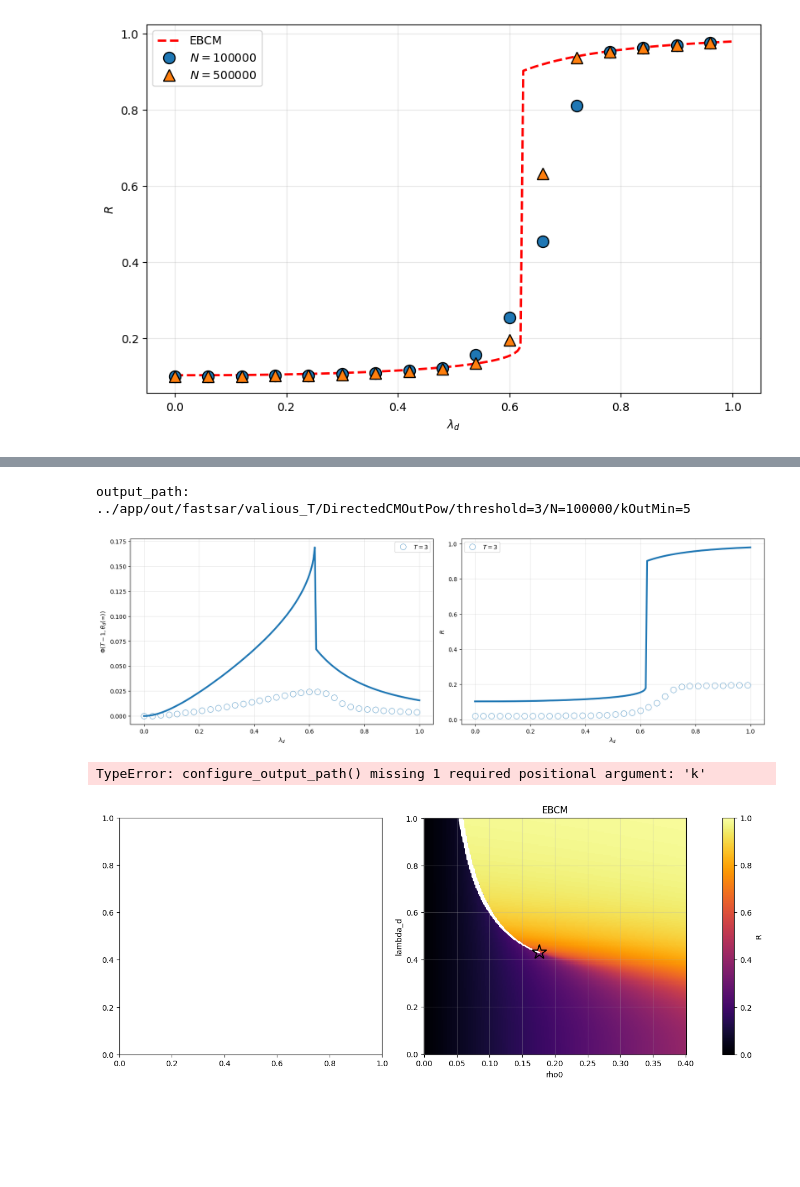
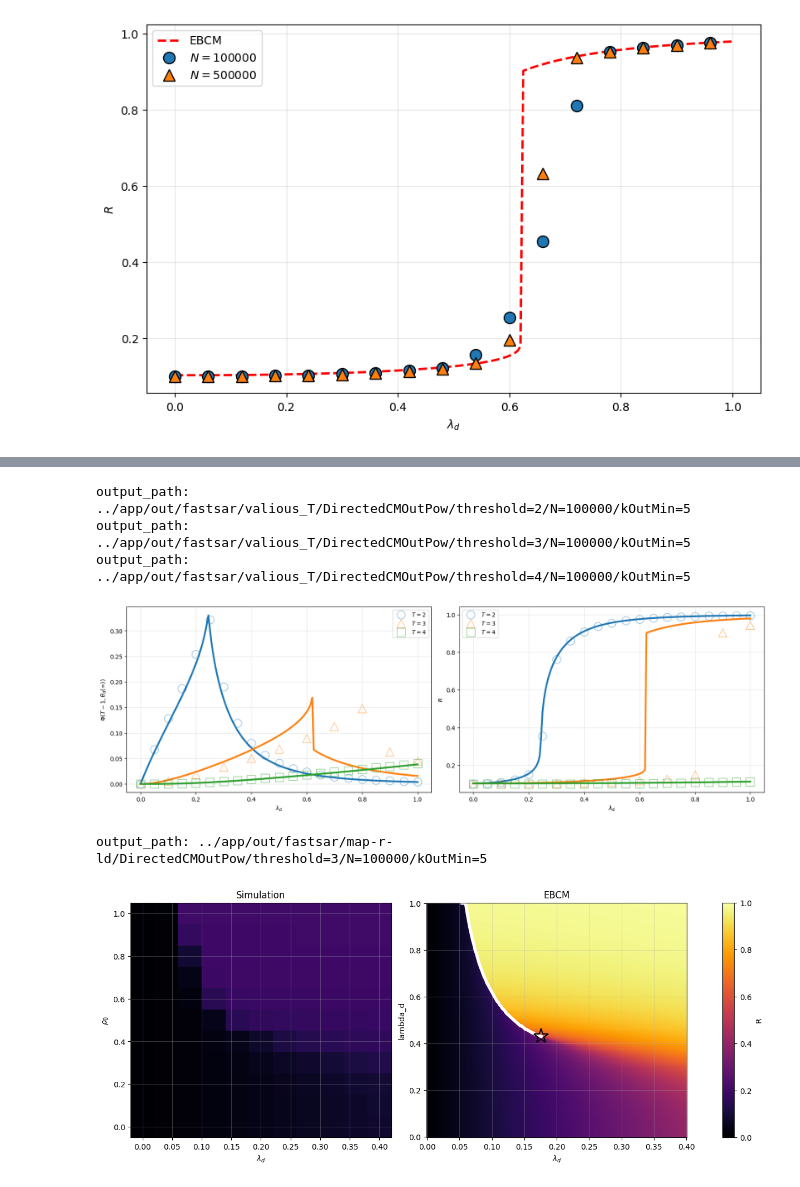
Before and after one commit to Kojirouuuu/directed-network-simulations, a Jupyter notebook: notebooks/EBCM-SAR.ipynb, the cells around one changed output, grey strips where cells are left out. Drawn from its saved outputs; the diff is of its cells as text; code cells hidden in the pictures; blank space fills up the shorter version.

```diff
--- a/notebooks/EBCM-SAR.ipynb
+++ b/notebooks/EBCM-SAR.ipynb
@@ -74,6 +68,6 @@ theory
 # %%
 pi_type = "Poi"
-output_dir = os.path.abspath(os.path.join("..", "out", "ebcm", "directed-infty", pi_type))
+output_dir = os.path.abspath(os.path.join("..", "out", "ebcm", "lock", "directed-infty", pi_type))
 g = pd.read_csv(os.path.join(output_dir, "gd_zero.csv"))
 g = g.set_index(["T", "rho0", "lambda_d", "mu"]).to_xarray()
 rho0_values = g["rho0"].values
@@ -273,7 +251,7 @@ batch_size = 16
 # %%
 all_results = {}
 
-T_list = [3]
+T_list = [2, 3, 4]
 df_all = pd.DataFrame()
 
 for T in T_list:
@@ -306,18 +284,20 @@ final_adopted_time = sim['final_adopted_time']
 sim_R = sim['R']
 sim_Phi = sim['Phi']
 # %% [output]
+output_path: ../app/out/fastsar/valious_T/DirectedCMOutPow/threshold=2/N=100000/kOutMin=5
 output_path: ../app/out/fastsar/valious_T/DirectedCMOutPow/threshold=3/N=100000/kOutMin=5
+output_path: ../app/out/fastsar/valious_T/DirectedCMOutPow/threshold=4/N=100000/kOutMin=5
 # %%
 fig, ax = plt.subplots(1, 2, figsize=(8*2, 5), constrained_layout=True)
 
 for idx, T in enumerate(T_list):
-    p0=sim_Phi.sel(rho_0=show_rho0).sel(T=T).squeeze().mean(dim='itr')/N
-    ax[0].plot(p0["lambda_d"], p0, linestyle="", marker=markers[idx], markersize=10, markerfacecolor="none", markeredgecolor=colors[idx], markeredgewidth=0.5, label=f"$T={T}$")
+    p0=sim_Phi.sel(rho_0=show_rho0).sel(T=T).squeeze().mean(dim='itr')/show_N
+    ax[0].plot(p0["lambda_d"], p0, linestyle="", marker=markers[idx], markersize=14, markerfacecolor="none", markeredgecolor=colors[idx], markeredgewidth=0.5, label=f"$T={T}$")
     p1=g["Phi"].sel(rho0=show_rho0).sel(T=T).squeeze()
     ax[0].plot(p1["lambda_d"], p1, linestyle="-", linewidth=3.0, color=colors[idx])
 
-    p0=sim_R.sel(rho_0=show_rho0).sel(T=T).squeeze().mean(dim='itr')/N
-    ax[1].plot(p0["lambda_d"], p0, linestyle="", marker=markers[idx], markersize=10, markerfacecolor="none", markeredgecolor=colors[idx], markeredgewidth=0.5, label=f"$T={T}$")
+    p0=sim_R.sel(rho_0=show_rho0).sel(T=T).squeeze().mean(dim='itr')/show_N
+    ax[1].plot(p0["lambda_d"], p0, linestyle="", marker=markers[idx], markersize=14, markerfacecolor="none", markeredgecolor=colors[idx], markeredgewidth=0.5, label=f"$T={T}$")
     p1=g["R"].sel(rho0=show_rho0).sel(T=T).squeeze()
     ax[1].plot(p1["lambda_d"], p1, linestyle="-", linewidth=3.0, color=colors[idx])
 
@@ -332,13 +312,14 @@ ax[1].grid(linestyle="-", alpha=0.3)
 ax[1].legend()
 plt.show()
 # %% [output]
-[figure, old version]
+[figure, new version]
 # %%
 all_results = {}
 
 df_all = pd.DataFrame()
 
-output_path = configure_output_path(N, T, network_type, k_out_min)
+abst = "map-r-ld"
+output_path = configure_output_path(show_N, abst, show_T, network_type, k_out_min)
 print(f"output_path: {os.path.relpath(output_path)}")
 
 
@@ -366,43 +347,46 @@ final_adopted_time = sim['final_adopted_time']
 sim_R = sim['R']
 sim_Phi = sim['Phi']
 # %% [output]
-TypeError: configure_output_path() missing 1 required positional argument: 'k'
+output_path: ../app/out/fastsar/map-r-ld/DirectedCMOutPow/threshold=3/N=100000/kOutMin=5
 # %%
 fig, axes = plt.subplots(1, 2, figsize=(12, 5), constrained_layout=True)
 
 
-# p0=sim_R.squeeze().mean(dim='itr').T/N
-# p0.plot(
-#     ax=axes[0],
-#     cmap="inferno",
-#     vmin=0.0,
-#     vmax=1.0,
-#     add_colorbar=False
-# )
+p0=sim_R.squeeze().mean(dim='itr').T/N
+p0.plot(
+    ax=axes[0],
+    cmap="inferno",
+    vmin=0.0,
+    vmax=1.0,
+    add_colorbar=False
+)
 
-# axes[0].grid(linestyle="-", alpha=0.3)
-# axes[0].set_title("Simulation")
+axes[0].grid(linestyle="-", alpha=0.3)
+axes[0].set_title("Simulation")
+axes[0].set_xlabel(rf"$\lambda_d$")
+axes[0].set_ylabel(rf"$\rho_0$")
 
 p1=g["R"].sel(T=show_T).T.plot(
     ax=axes[1],
     cmap="inferno",
     vmin=0.0,
     vmax=1.0,
     add_colorbar=False
 )
 
 axes[1].plot(lambda_c_horizontal, lambda_c_vertical,
              linestyle="-", color="w", linewidth=4.0)
 
 axes[1].plot(lambda_c2_horizontal, lambda_c2_vertical,
              linestyle="", marker="*", markersize=20,
              markerfacecolor="none", markeredgecolor="black",
              markeredgewidth=1.5)
 
 axes[1].grid(linestyle="-", alpha=0.3)
 axes[1].set_title("EBCM")
+axes[1].set_xlabel(rf"$\lambda_d$")
 
 fig.colorbar(p1, ax=axes, label="R")
 plt.show()
 # %% [output]
-[figure, old version]
+[figure, new version]
```
Also changed, not shown: parts of 2 cells of this notebook, 6 other files.
